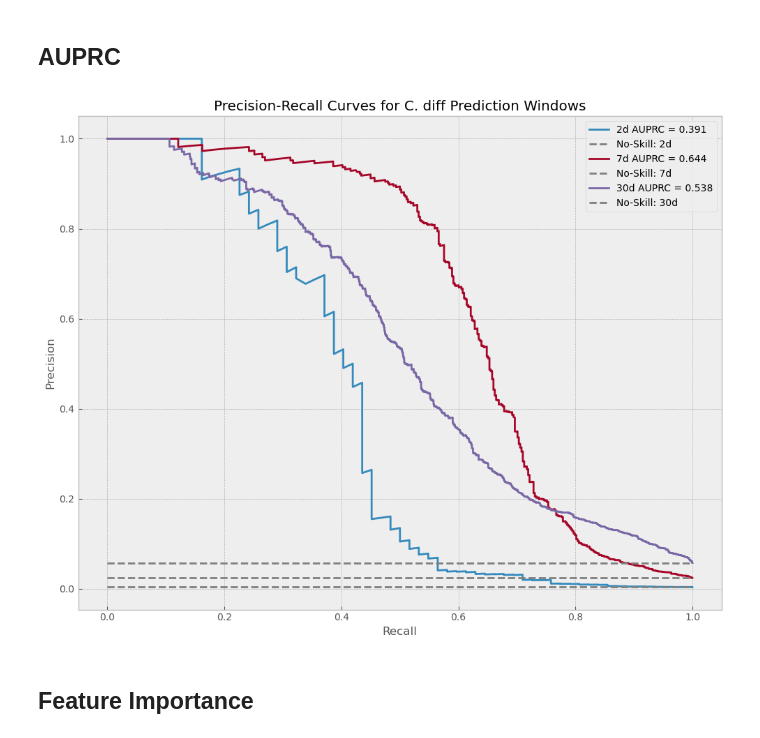
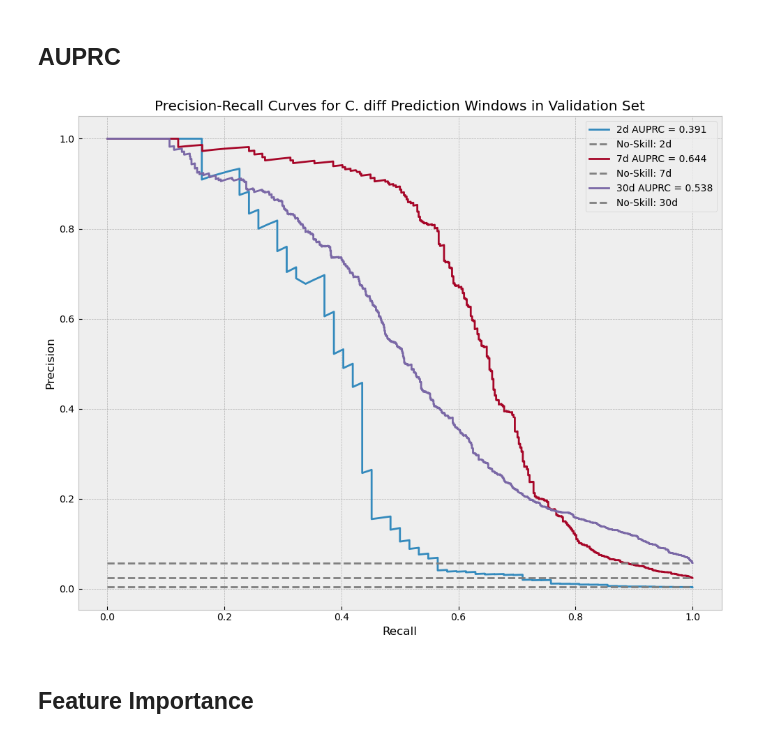
Before and after one commit to aszatrowski/predicting-cdiff, a Jupyter notebook: plot_customization.ipynb, the cells around one changed output. Cells and saved outputs as stored; diff of their text form; code cells hidden in the pictures.

```diff
--- a/plot_customization.ipynb
+++ b/plot_customization.ipynb
@@ -17,7 +12,7 @@ xgb_model_30d.load_model('30d_best_model.json')
 training_data_imputed_df = pd.read_csv("training_data_imputed_simple_TRAIN.csv.gz")
 train_df, val_df = train_test_split(training_data_imputed_df, test_size=0.2, random_state=1)
 
-X_val = val_df.drop(['cdiff_2d_flag', 'cdiff_7d_flag', 'cdiff_30d_flag', 'survival_time'], axis=1)
+X_val = val_df.drop(['cdiff_2d_flag', 'cdiff_7d_flag', 'cdiff_30d_flag', 'cdiff_survival_flag', 'survival_time'], axis=1)
 y_val_30 = val_df['cdiff_30d_flag']
 
 y_val_30.value_counts()
@@ -47,7 +42,7 @@ for window in windows:
     plt.step(fpr, tpr, label=f"{window} AUC = {auc_score:.3f}")
     plt.xlabel("False Positive Rate")
     plt.ylabel("True Positive Rate")
-    plt.title(f"ROC Curves for C. diff Prediction Windows")
+    plt.title(f"ROC Curves for C. diff Prediction Windows in Validation Set")
     plt.legend(loc="lower right")
     plt.tight_layout()
 plt.show()
@@ -58,31 +53,31 @@ plt.show()
 # %%
 windows = ['2d', '7d', '30d']
 plt.figure(figsize=(10, 8))
 plt.style.use('bmh')
 for window in windows:
     xgb_model = xgb.XGBClassifier()
     xgb_model.load_model(f'{window}_best_model.json')
     y_true = val_df[f'cdiff_{window}_flag']
 
     y_val_pred = xgb_model.predict(X_val)
     y_val_prob = xgb_model.predict_proba(X_val)[:, 1]
 
 
     precision, recall, thresholds = precision_recall_curve(y_true, y_val_prob)
     auprc_score = average_precision_score(y_true, y_val_prob)
 
     case_rate = y_true.sum() / len(y_true)
 
     plt.plot(recall, precision, label=f"{window} AUPRC = {auprc_score:.3f}")
     plt.plot([0, 1], [case_rate, case_rate], linestyle='--', color='gray', label=f"No-Skill: {window}")
     plt.xlabel("Recall")
     plt.ylabel("Precision")
-    plt.title(f"Precision-Recall Curves for C. diff Prediction Windows")
+    plt.title(f"Precision-Recall Curves for C. diff Prediction Windows in Validation Set")
     plt.legend(loc="upper right")
     plt.tight_layout()
 plt.show()
 # %% [output]
-[figure, old version]
+[figure, new version]
 # %% [markdown]
 ## Feature Importance
 # %%
```
Also changed, not shown: parts of 5 cells of this notebook.
